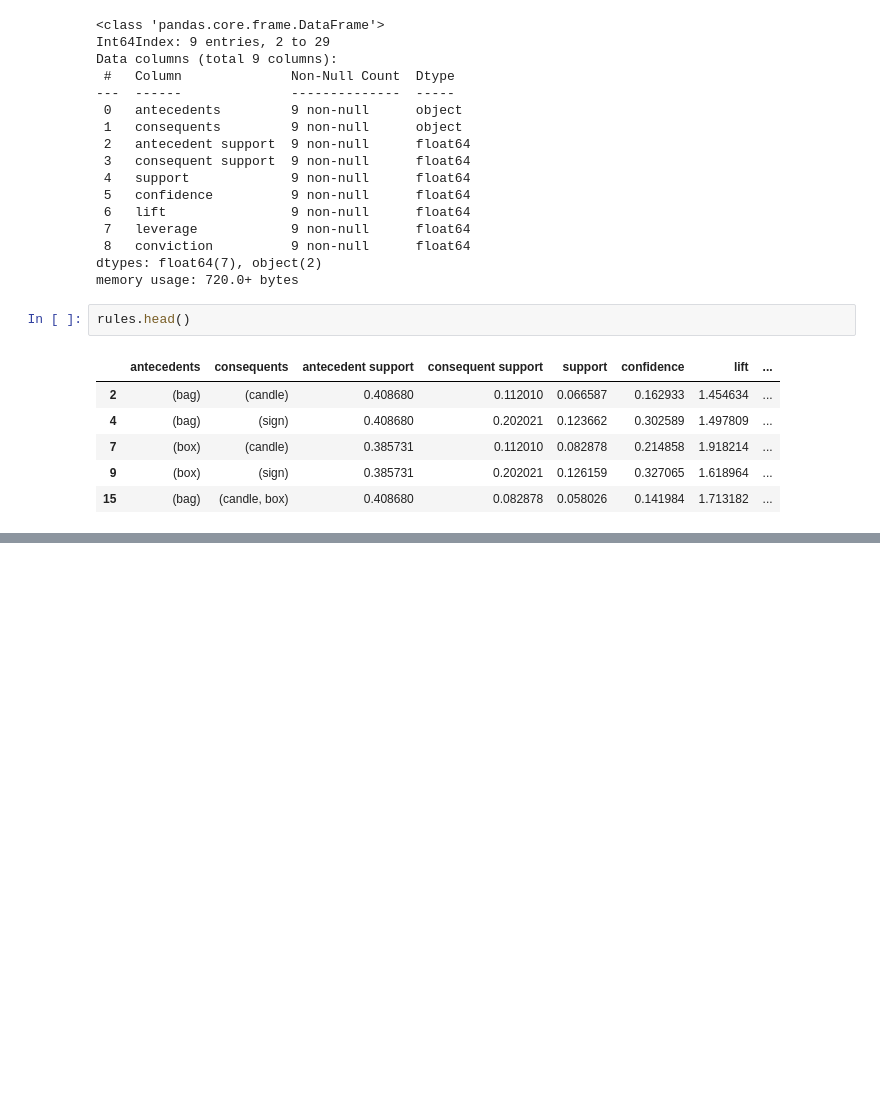
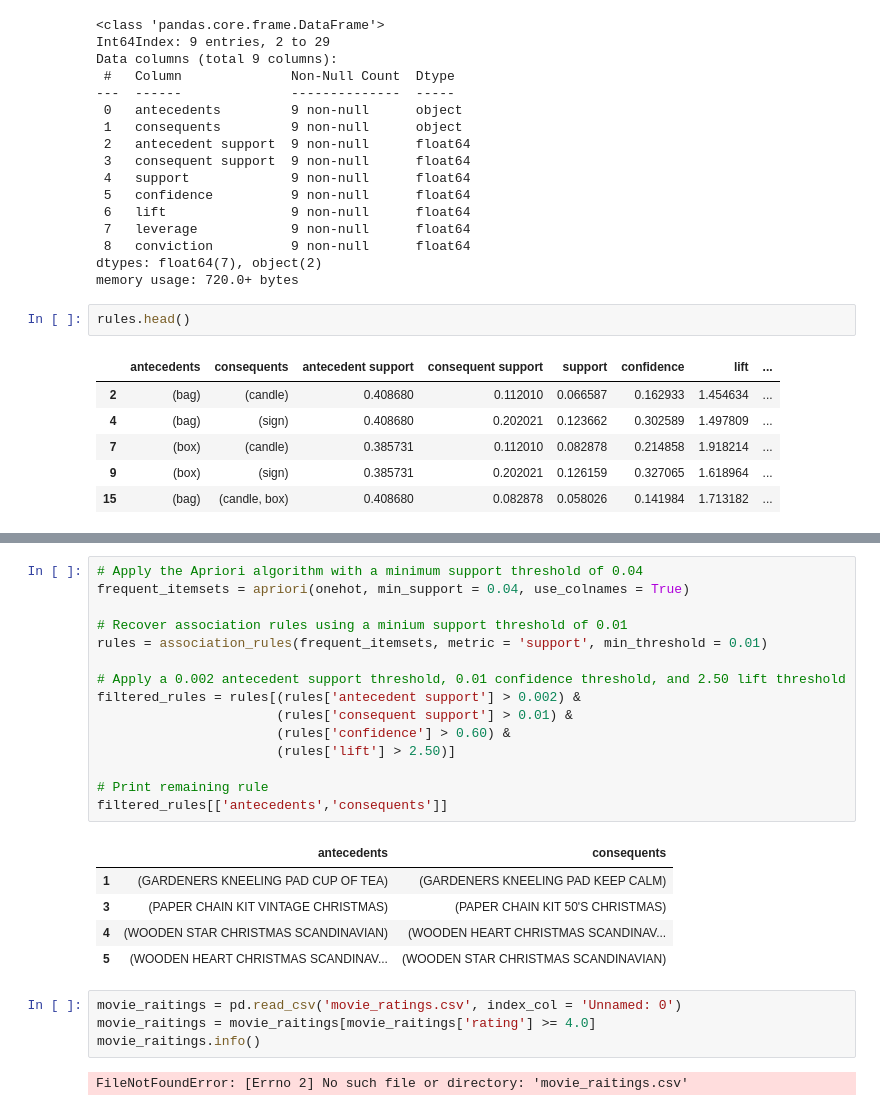
Before and after one commit to AxelArcidiaco/Projets-Dev-IA-1, a Jupyter notebook: Business Intelligence/Story 6/Workshop 4 - Market Basket Analysis/AxelArcidiaco - Workshop 4.ipynb, the cells around one changed output, grey strips where cells are left out. Cells and saved outputs as stored; diff of their text form; blank space fills up the shorter version.

```diff
--- a/Business Intelligence/Story 6/Workshop 4 - Market Basket Analysis/AxelArcidiaco - Workshop 4.ipynb
+++ b/Business Intelligence/Story 6/Workshop 4 - Market Basket Analysis/AxelArcidiaco - Workshop 4.ipynb
@@ -700,0 +745,27 @@ rules.head()
+# %%
+# Apply the Apriori algorithm with a minimum support threshold of 0.04
+frequent_itemsets = apriori(onehot, min_support = 0.04, use_colnames = True)
+
+# Recover association rules using a minium support threshold of 0.01
+rules = association_rules(frequent_itemsets, metric = 'support', min_threshold = 0.01)
+
+# Apply a 0.002 antecedent support threshold, 0.01 confidence threshold, and 2.50 lift threshold
+filtered_rules = rules[(rules['antecedent support'] > 0.002) &
+                       (rules['consequent support'] > 0.01) &
+                       (rules['confidence'] > 0.60) &
+                       (rules['lift'] > 2.50)]
+
+# Print remaining rule
+filtered_rules[['antecedents','consequents']]
+# %% [output]
+|  | antecedents | consequents |
+| 1 | (GARDENERS KNEELING PAD CUP OF TEA) | (GARDENERS KNEELING PAD KEEP CALM) |
+| 3 | (PAPER CHAIN KIT VINTAGE CHRISTMAS) | (PAPER CHAIN KIT 50'S CHRISTMAS) |
+| 4 | (WOODEN STAR CHRISTMAS SCANDINAVIAN) | (WOODEN HEART CHRISTMAS SCANDINAV... |
+| 5 | (WOODEN HEART CHRISTMAS SCANDINAV... | (WOODEN STAR CHRISTMAS SCANDINAVIAN) |
+# %%
+movie_raitings = pd.read_csv('movie_ratings.csv', index_col = 'Unnamed: 0')
+movie_raitings = movie_raitings[movie_raitings['rating'] >= 4.0]
+movie_raitings.info()
+# %% [output]
+FileNotFoundError: [Errno 2] No such file or directory: 'movie_raitings.csv'
```
Also changed, not shown: parts of 3 cells of this notebook.
